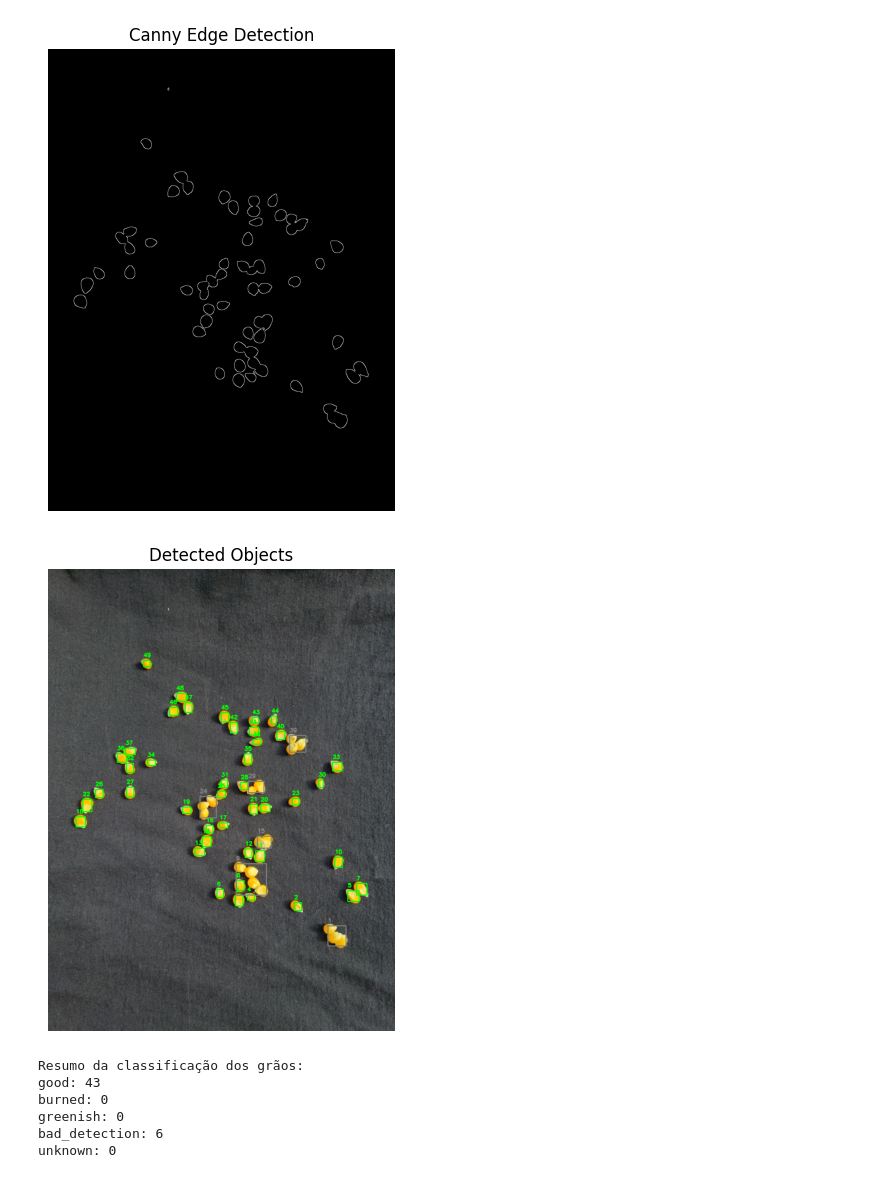
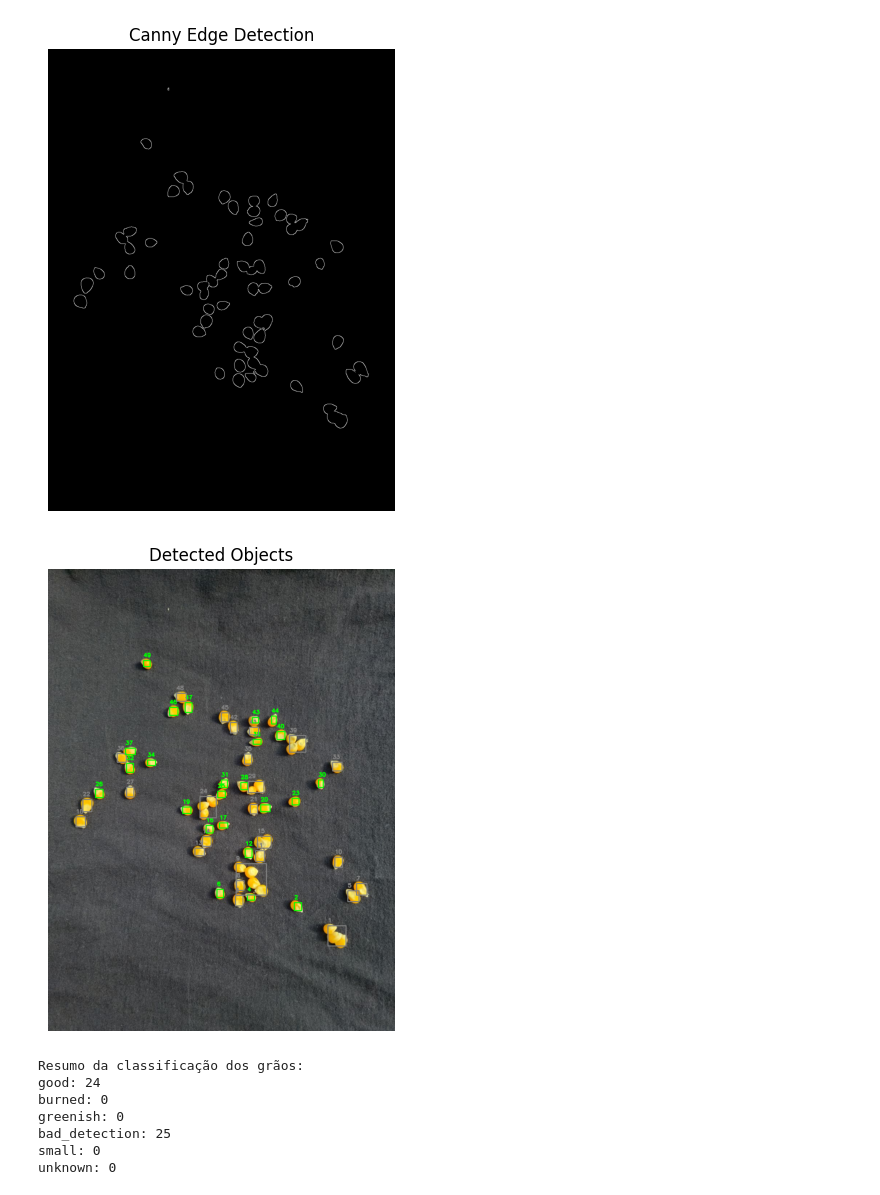
Before and after one commit to piedro404/agro-grain-analyzer, a Jupyter notebook: analyze_corn_ai.ipynb, the cells around one changed output. Drawn from its saved outputs; the diff is of its cells as text; code cells hidden in the pictures.

```diff
--- a/analyze_corn_ai.ipynb
+++ b/analyze_corn_ai.ipynb
@@ -24,8 +24,8 @@ def show_image(window_name, image, cmap=None):
 def close_all_windows():
     pass
 # %%
-MIN_AREA = 250
-MAX_AREA = 1000
+MIN_AREA = 350
+MAX_AREA = 850
 # %%
 img = cv2.imread('imagens/agrupado3.jpg')
 craped_img = img.copy()
@@ -75,12 +75,25 @@ contours, _ = cv2.findContours(eroded, cv2.RETR_EXTERNAL, cv2.CHAIN_APPROX_SIMPL
 #     cv2.rectangle(img, (x, y), (x+w, y+h), (0, 255, 0), 2)
 # print("Objetos detectados:", len(contours))
 # show_image("Detected Objects", img)
+# %%
+average_area = 0
+new_contours = []
+for i, c in enumerate(contours):
+    x, y, w, h = cv2.boundingRect(c)
+    area = w * h
+    if area < MIN_AREA or area > MAX_AREA:
+        continue
+    average_area += area
+
+average_area /= len(contours) if contours else 1
+MIN_AVERAGE_AREA = average_area * 0.5
+MAX_AVERAGE_AREA = average_area * 1.5
 # %%
 def classify_grain(grain_img, contour_area):
-    if contour_area < MIN_AREA:
-        return "bad_detection", "area too small (noise)"
+    if contour_area < MIN_AVERAGE_AREA:
+        return "small", "area too small (noise)"
 
-    if contour_area > MAX_AREA:
+    if contour_area > MAX_AVERAGE_AREA:
         return "bad_detection", "area too large (probably multiple grains)"
 
     hsv = cv2.cvtColor(grain_img, cv2.COLOR_BGR2HSV)
@@ -105,6 +118,7 @@ grains = {
     'burned': 0,
     'greenish': 0,
     'bad_detection': 0,
+    'small': 0,
     'unknown': 0
 }
 
@@ -113,38 +127,40 @@ colors = {
     'burned': (0, 0, 255),
     'greenish': (255, 255, 0),
     'bad_detection': (128, 128, 128),
+    'small': (0, 255, 255),
     'unknown': (255, 0, 255)
 }
 
 for i, c in enumerate(contours):
     x, y, w, h = cv2.boundingRect(c)
     grain = craped_img[y:y+h, x:x+w]
 
     hsv = cv2.cvtColor(grain, cv2.COLOR_BGR2HSV)
     h_mean = np.mean(hsv[:, :, 0])
     s_mean = np.mean(hsv[:, :, 1])
     v_mean = np.mean(hsv[:, :, 2])
     area = w * h
 
     classification, reason = classify_grain(grain, area)
     grains[classification] += 1
     # print(f"Objeto {i+1}: x={x}, y={y}, w={w}, h={h}, area={w*h}")
     # print(f"Média HSV: H={h_mean:.2f}, S={s_mean:.2f}, V={v_mean:.2f}")
     # print(f"Classificação: {classification} ({reason})\n")
     # show_image(f"Objeto {i+1}", grain)
 
     cv2.putText(img, f"{i+1}", (x, y-10), cv2.FONT_HERSHEY_SIMPLEX, 0.5, colors[classification], 2)
     cv2.rectangle(img, (x, y), (x+w, y+h), colors[classification], 2)
 
 show_image("Detected Objects", img)
 print("Resumo da classificação dos grãos:")
 for category, count in grains.items():
     print(f"{category}: {count}")
 # %% [output]
-[figure, old version]
+[figure, new version]
 Resumo da classificação dos grãos:
-good: 43
+good: 24
 burned: 0
 greenish: 0
-bad_detection: 6
+bad_detection: 25
+small: 0
 unknown: 0
```
